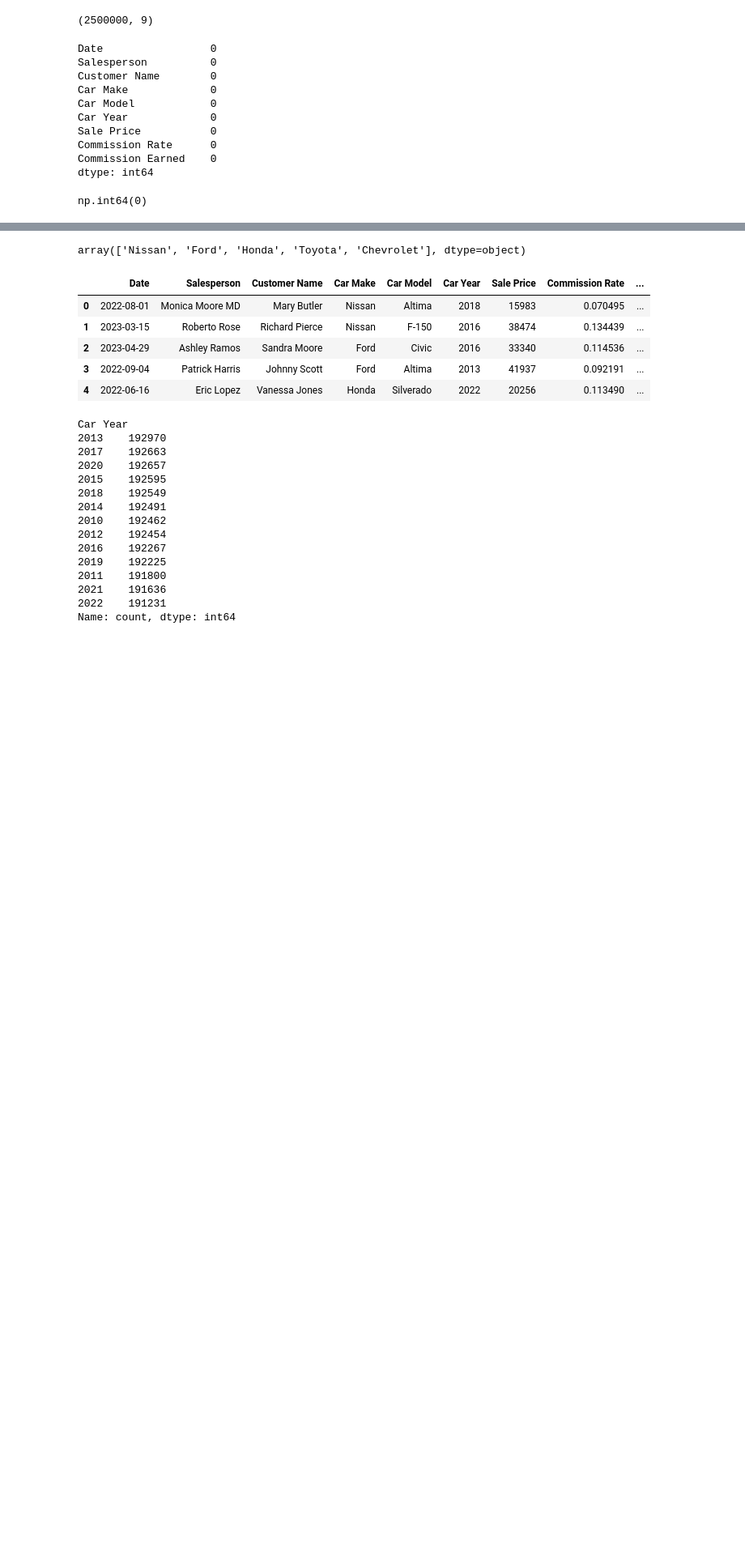
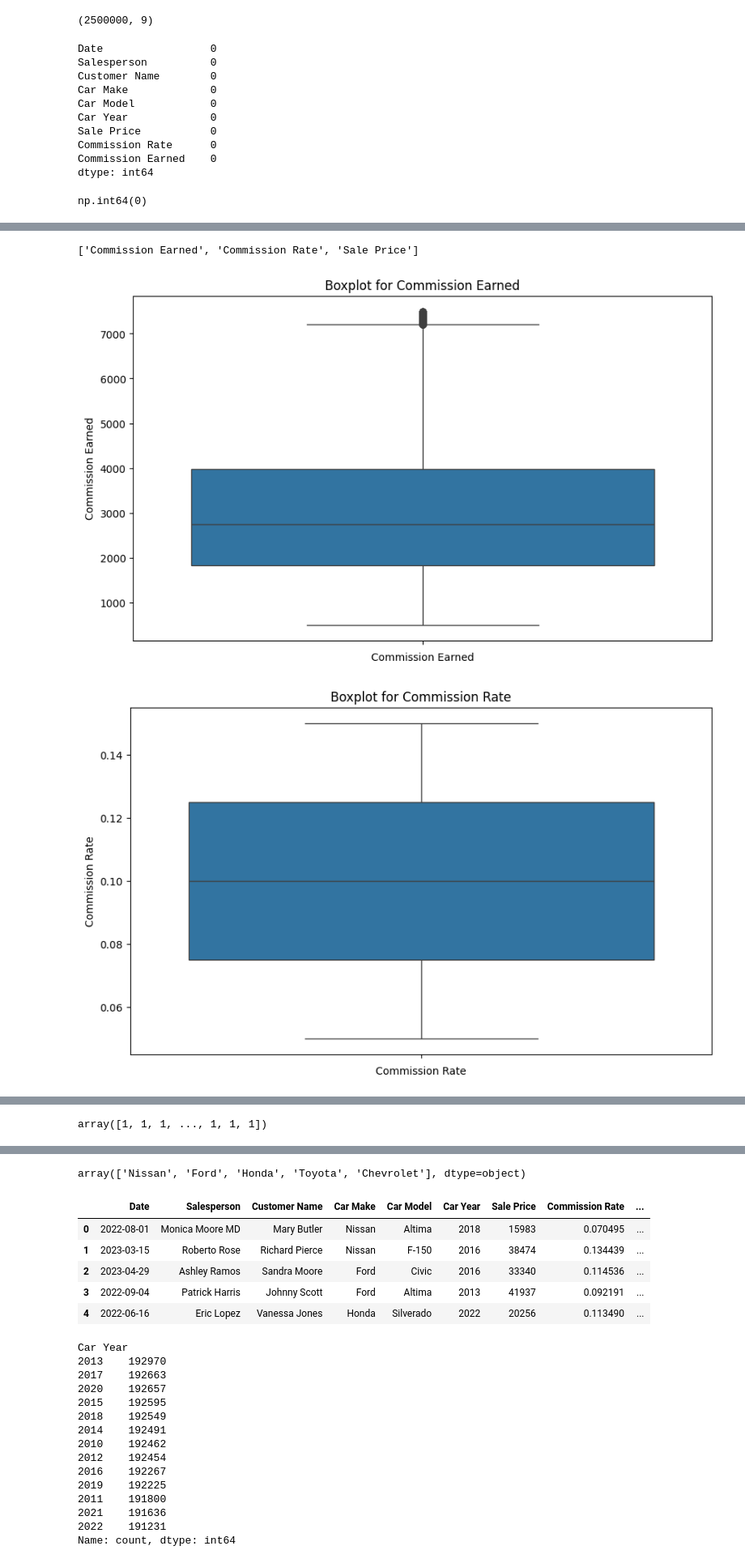
Before and after one commit to Dawittsegaye12/Car_Sales_Commission, a Jupyter notebook: Notebook/EDA.ipynb, the cells around one changed output, grey strips where cells are left out. Shown at 81% size. Drawn from its saved outputs; the diff is of its cells as text; code cells hidden in the pictures; blank space fills up the shorter version.

```diff
--- a/Notebook/EDA.ipynb
+++ b/Notebook/EDA.ipynb
@@ -6,7 +22,0 @@ import matplotlib.pyplot as plt
-# %%
-import zipfile
-
-with zipfile.ZipFile('archive (4).zip','r') as f:
-    f.extractall("extractedfile")
-
-df= pd.read_csv("extractedfile")
@@ -123,0 +167,17 @@ df[df.duplicated()]
+# %%
+numerical_cols = ['Commission Earned', 'Commission Rate', 'Sale Price']
+# %%
+numerical_cols
+# %% [output]
+['Commission Earned', 'Commission Rate', 'Sale Price']
+# %%
+# Assuming 'df' is your DataFrame and 'numerical_cols' is a list of your numerical column names
+for col in numerical_cols:
+    plt.figure(figsize=(10, 6))
+    sns.boxplot(y=df[col])
+    plt.title(f"Boxplot for {col}")
+    plt.xlabel(col)
+    plt.show()
+# %% [output]
+[figure, added]
+[figure, added]
@@ -123,0 +188,4 @@ df[df.duplicated()]
+# %%
+outliers
+# %% [output]
+array([1, 1, 1, ..., 1, 1, 1])
```
Also changed, not shown: parts of 40 cells of this notebook.
